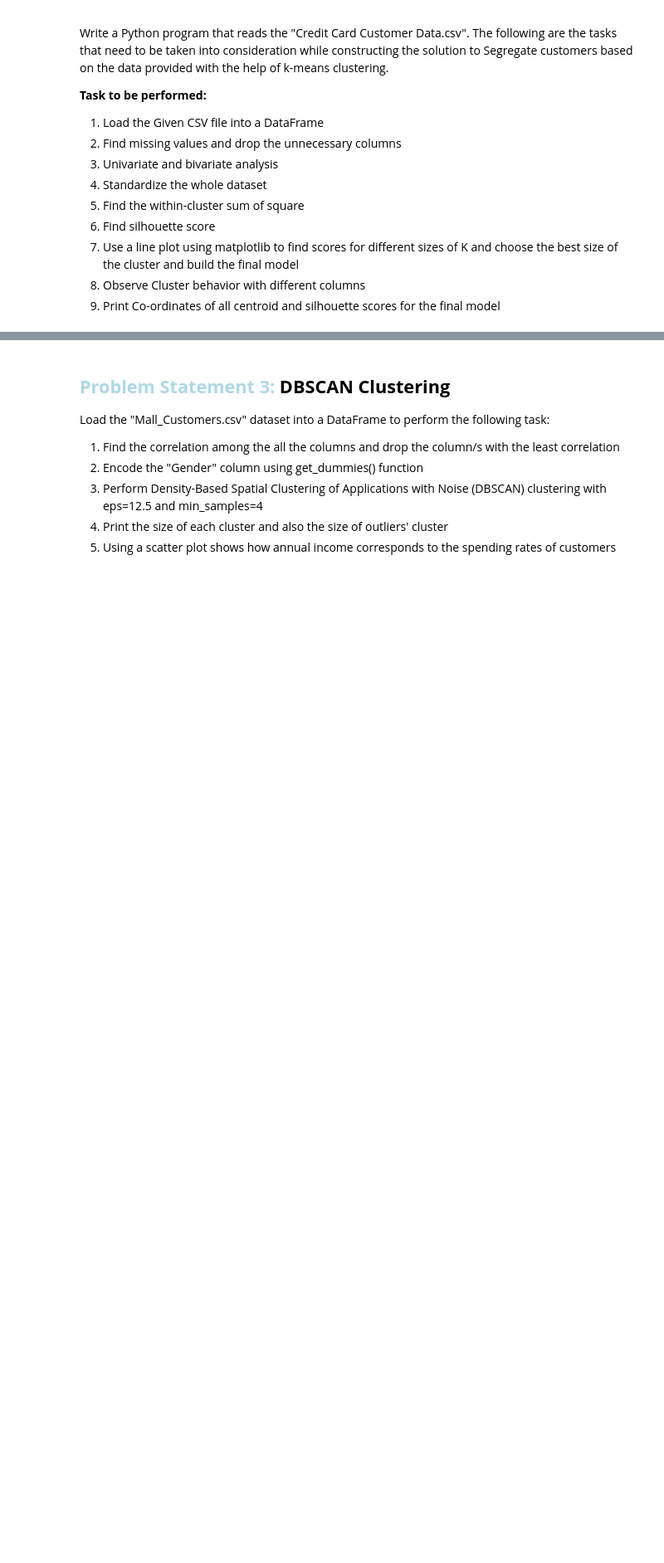
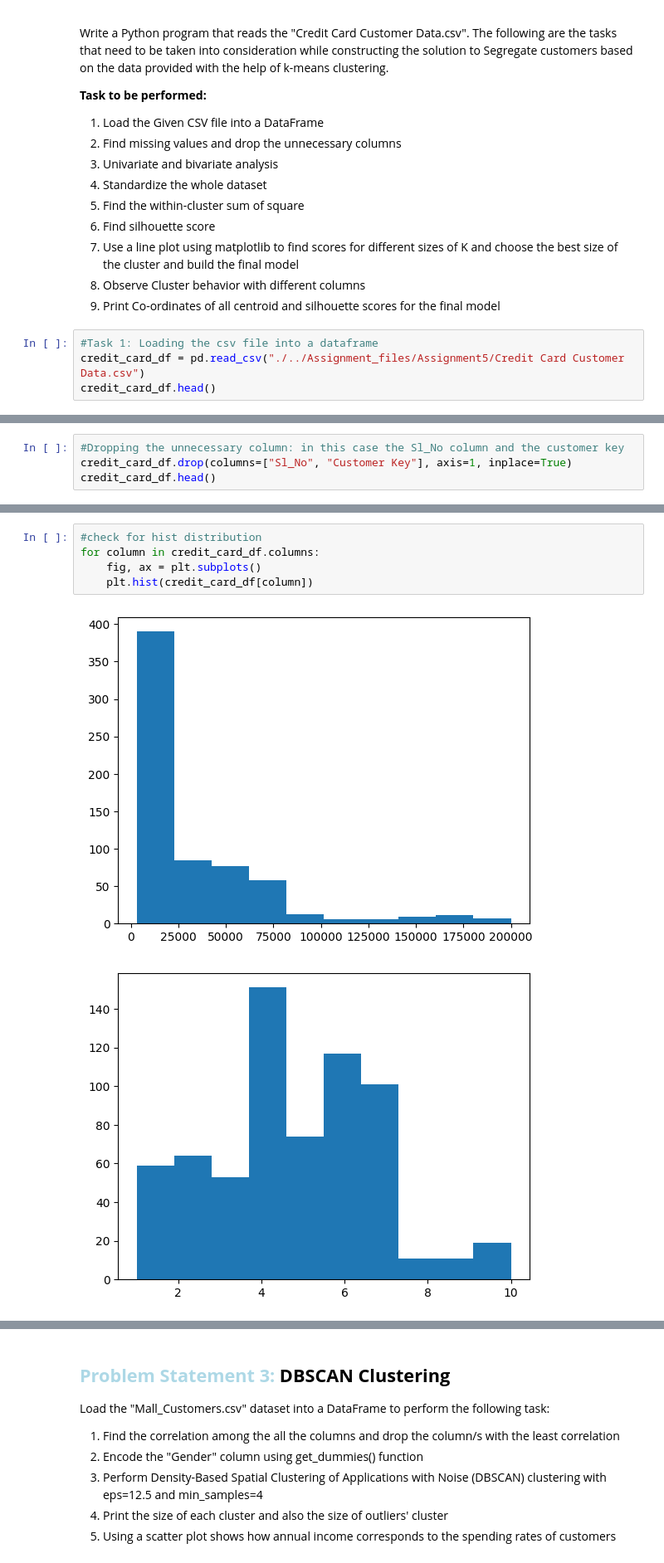
Before and after one commit to ekefan/ml_projects_for_edureka_internship, a Jupyter notebook: Unsupervised-Machine-Learning-Assignment5.ipynb, the cells around one changed output, grey strips where cells are left out. Shown at 83% size. Drawn from its saved outputs; the diff is of its cells as text; blank space fills up the shorter version.

```diff
--- a/Unsupervised-Machine-Learning-Assignment5.ipynb
+++ b/Unsupervised-Machine-Learning-Assignment5.ipynb
@@ -42,3 +135,7 @@ Write a Python program that reads the "Credit Card Customer Data.csv". The follo
 7. Use a line plot using matplotlib to find scores for different sizes of K and choose the best size of the cluster and build the final model
 8. Observe Cluster behavior with different columns
 9. Print Co-ordinates of all centroid and silhouette scores for the final model
+# %%
+#Task 1: Loading the csv file into a dataframe
+credit_card_df = pd.read_csv("./../Assignment_files/Assignment5/Credit Card Customer Data.csv")
+credit_card_df.head()
@@ -44,0 +166,4 @@ Write a Python program that reads the "Credit Card Customer Data.csv". The follo
+# %%
+#Dropping the unnecessary column: in this case the Sl_No column and the customer key
+credit_card_df.drop(columns=["Sl_No", "Customer Key"], axis=1, inplace=True)
+credit_card_df.head()
@@ -44,0 +194,8 @@ Write a Python program that reads the "Credit Card Customer Data.csv". The follo
+# %%
+#check for hist distribution
+for column in credit_card_df.columns:
+    fig, ax = plt.subplots()
+    plt.hist(credit_card_df[column])
+# %% [output]
+[figure, added]
+[figure, added]
```
Also changed, not shown: parts of 30 cells of this notebook.
